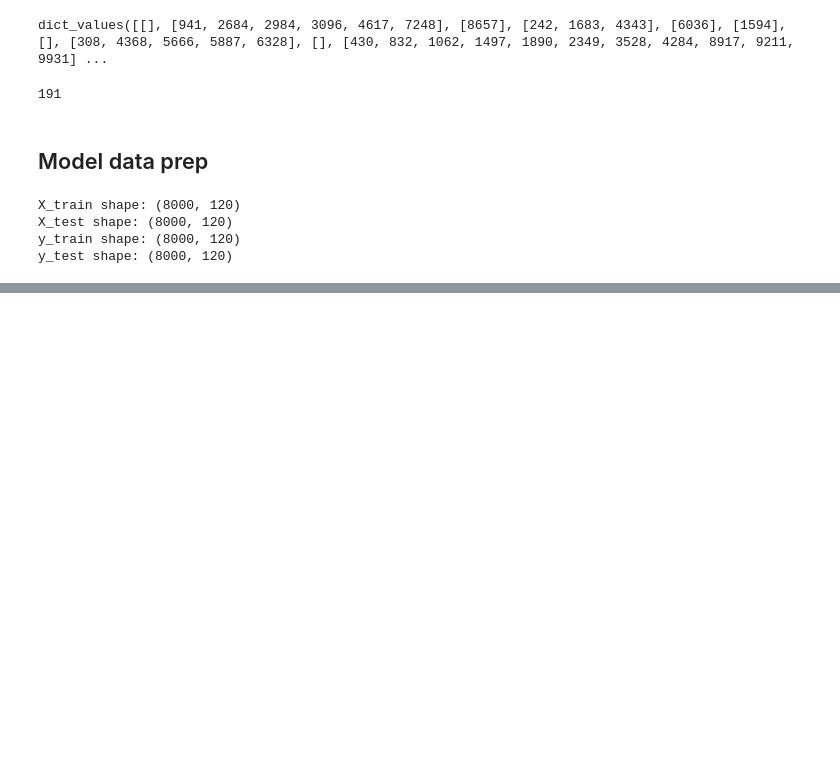
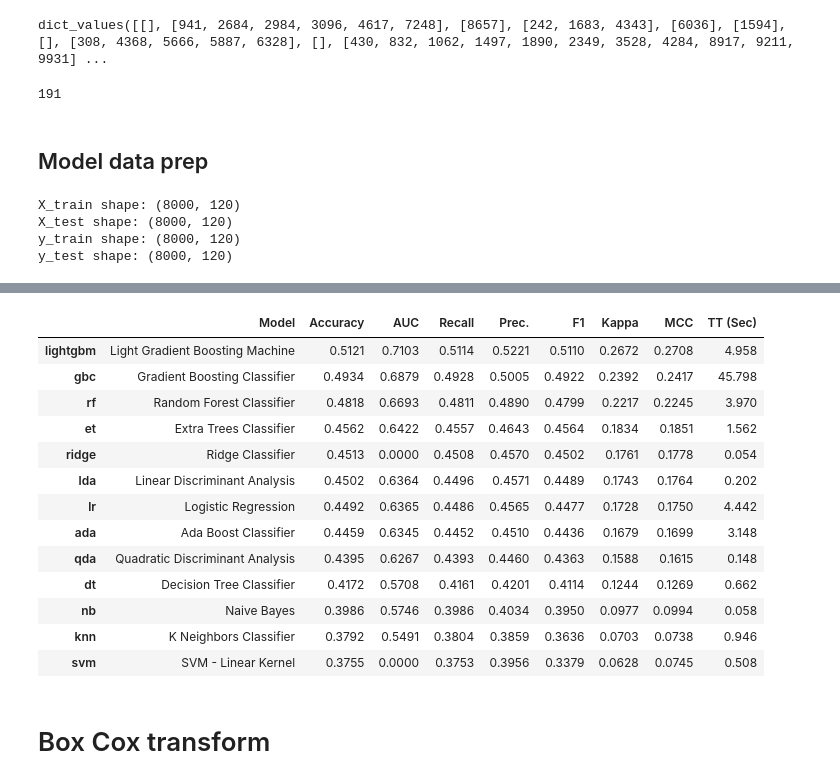
Before and after one commit to nattzza/AutoML-Data-Challenge, a Jupyter notebook: KaggleDataChallenge.ipynb, the cells around one changed output, grey strips where cells are left out. Drawn from its saved outputs; the diff is of its cells as text; code cells hidden in the pictures; blank space fills up the shorter version.

Commit message:
Adding model selection AUTO ML

```diff
--- a/KaggleDataChallenge.ipynb
+++ b/KaggleDataChallenge.ipynb
@@ -195,0 +226,20 @@ models = {"LogisticRegression": lr,
+# %%
+# Baseline performance
+best_model = compare_models(fold=5)
+# %% [output]
+|  | Model | Accuracy | AUC | Recall | Prec. | F1 | Kappa | MCC | TT (Sec) |
+| lightgbm | Light Gradient Boosting Machine | 0.5121 | 0.7103 | 0.5114 | 0.5221 | 0.5110 | 0.2672 | 0.2708 | 4.958 |
+| gbc | Gradient Boosting Classifier | 0.4934 | 0.6879 | 0.4928 | 0.5005 | 0.4922 | 0.2392 | 0.2417 | 45.798 |
+| rf | Random Forest Classifier | 0.4818 | 0.6693 | 0.4811 | 0.4890 | 0.4799 | 0.2217 | 0.2245 | 3.970 |
+| et | Extra Trees Classifier | 0.4562 | 0.6422 | 0.4557 | 0.4643 | 0.4564 | 0.1834 | 0.1851 | 1.562 |
+| ridge | Ridge Classifier | 0.4513 | 0.0000 | 0.4508 | 0.4570 | 0.4502 | 0.1761 | 0.1778 | 0.054 |
+| lda | Linear Discriminant Analysis | 0.4502 | 0.6364 | 0.4496 | 0.4571 | 0.4489 | 0.1743 | 0.1764 | 0.202 |
+| lr | Logistic Regression | 0.4492 | 0.6365 | 0.4486 | 0.4565 | 0.4477 | 0.1728 | 0.1750 | 4.442 |
+| ada | Ada Boost Classifier | 0.4459 | 0.6345 | 0.4452 | 0.4510 | 0.4436 | 0.1679 | 0.1699 | 3.148 |
+| qda | Quadratic Discriminant Analysis | 0.4395 | 0.6267 | 0.4393 | 0.4460 | 0.4363 | 0.1588 | 0.1615 | 0.148 |
+| dt | Decision Tree Classifier | 0.4172 | 0.5708 | 0.4161 | 0.4201 | 0.4114 | 0.1244 | 0.1269 | 0.662 |
+| nb | Naive Bayes | 0.3986 | 0.5746 | 0.3986 | 0.4034 | 0.3950 | 0.0977 | 0.0994 | 0.058 |
+| knn | K Neighbors Classifier | 0.3792 | 0.5491 | 0.3804 | 0.3859 | 0.3636 | 0.0703 | 0.0738 | 0.946 |
+| svm | SVM - Linear Kernel | 0.3755 | 0.0000 | 0.3753 | 0.3956 | 0.3379 | 0.0628 | 0.0745 | 0.508 |
+# %% [markdown]
+# Box Cox transform
```
Also changed, not shown: parts of 15 cells of this notebook.
